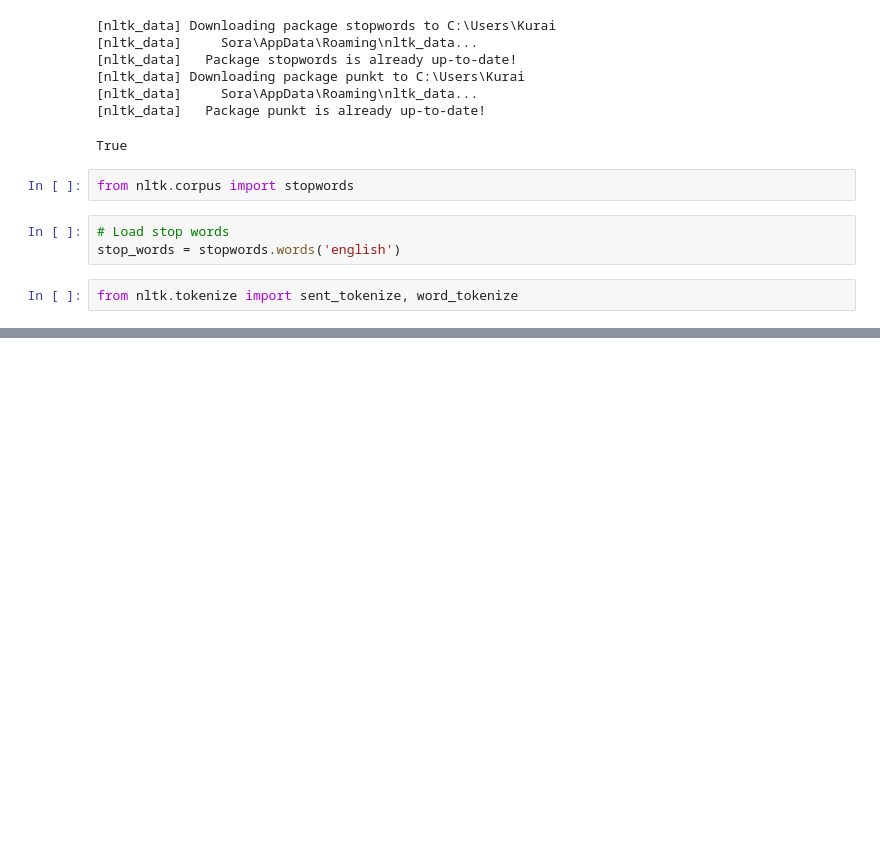
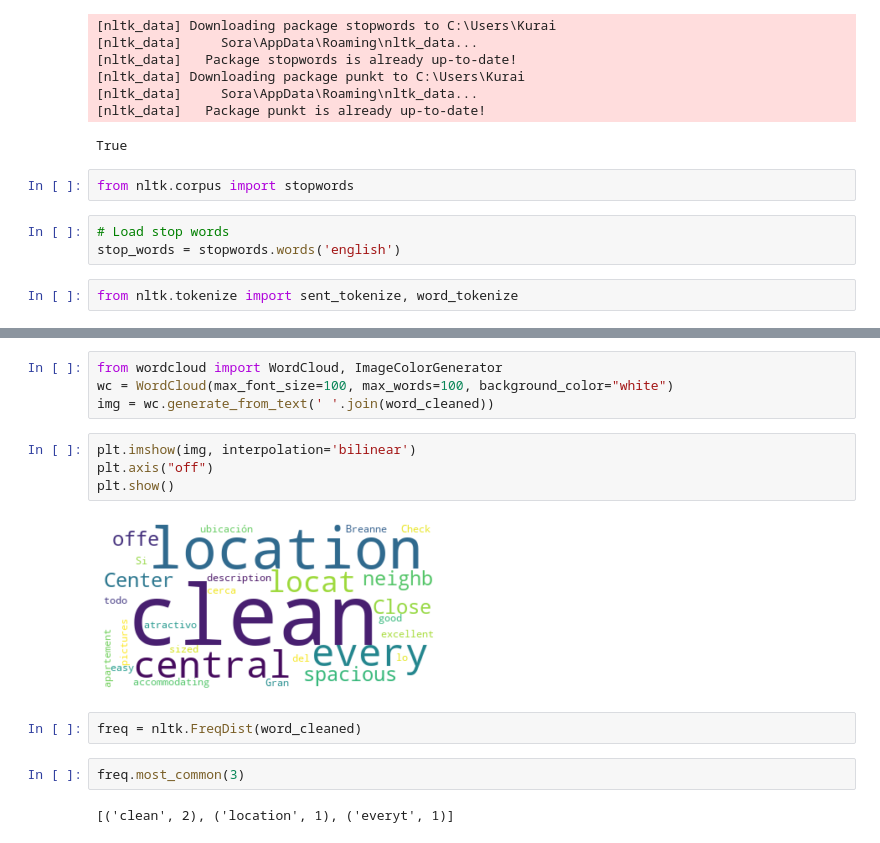
Before and after one commit to trakugane/CZ1015Project2, a Jupyter notebook: CZ1015_Project-joy.ipynb, the cells around one changed output, grey strips where cells are left out. Drawn from its saved outputs; the diff is of its cells as text; blank space fills up the shorter version.

```diff
--- a/CZ1015_Project-joy.ipynb
+++ b/CZ1015_Project-joy.ipynb
@@ -523,0 +558,16 @@ AttributeError: 'Series' object has no attribute 'astypes'
+# %%
+from wordcloud import WordCloud, ImageColorGenerator
+wc = WordCloud(max_font_size=100, max_words=100, background_color="white")
+img = wc.generate_from_text(' '.join(word_cleaned))
+# %%
+plt.imshow(img, interpolation='bilinear')
+plt.axis("off")
+plt.show()
+# %% [output]
+[figure, added]
+# %%
+freq = nltk.FreqDist(word_cleaned)
+# %%
+freq.most_common(3)
+# %% [output]
+[('clean', 2), ('location', 1), ('everyt', 1)]
```
Also changed, not shown: parts of 26 cells of this notebook.
